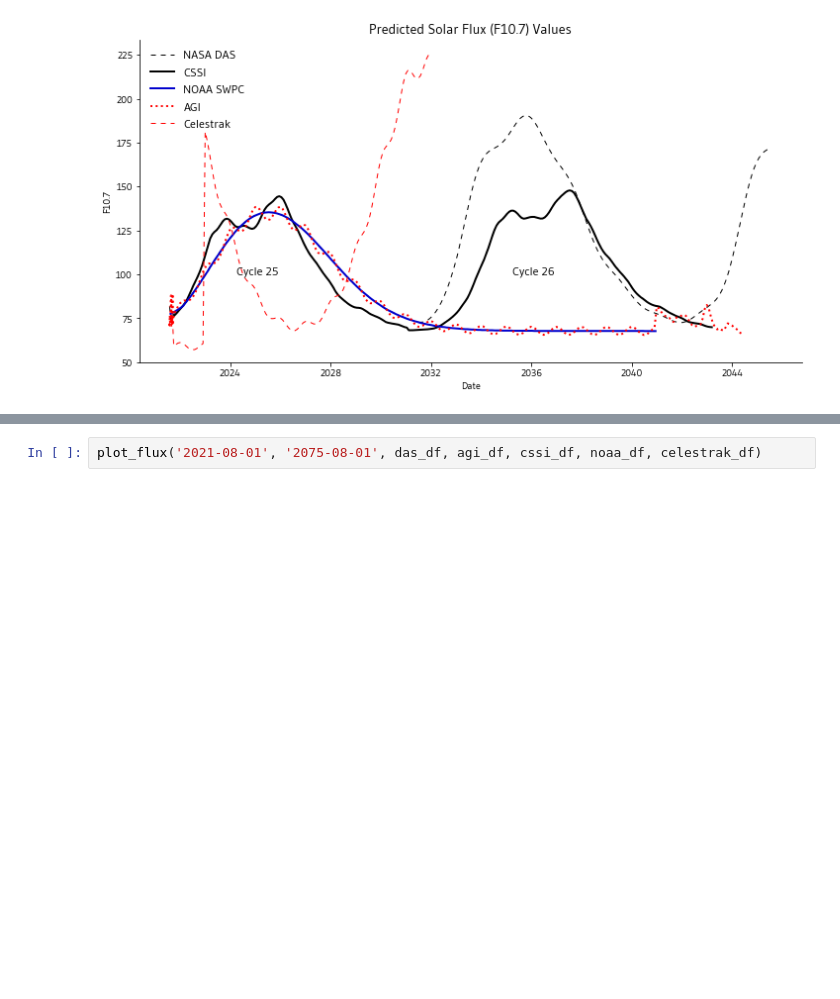
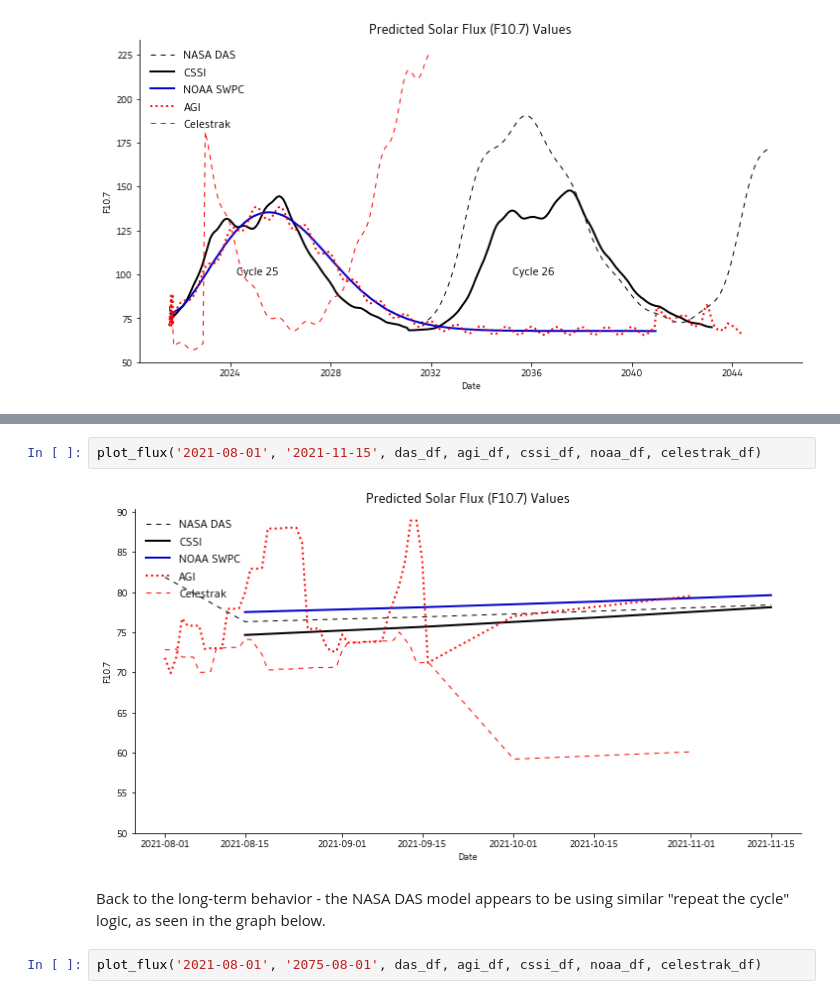
Before and after one commit to Exa-Research/solar-flux, a Jupyter notebook: Solar Flux Analysis.ipynb, the cells around one changed output, grey strips where cells are left out. Cells and saved outputs as stored; diff of their text form; blank space fills up the shorter version.

```diff
--- a/Solar Flux Analysis.ipynb
+++ b/Solar Flux Analysis.ipynb
@@ -230,3 +236,9 @@ Looking out even further, we see that the NASA DAS model basically replicates th
+# %%
+plot_flux('2021-08-01', '2021-11-15', das_df, agi_df, cssi_df, noaa_df, celestrak_df)
+# %% [output]
+[figure, added]
+# %% [markdown]
+Back to the long-term behavior - the NASA DAS model appears to be using similar "repeat the cycle" logic, as seen in the graph below.
 # %%
 plot_flux('2021-08-01', '2075-08-01', das_df, agi_df, cssi_df, noaa_df, celestrak_df)
 # %% [output]
```
Also changed, not shown: parts of 6 cells of this notebook.
